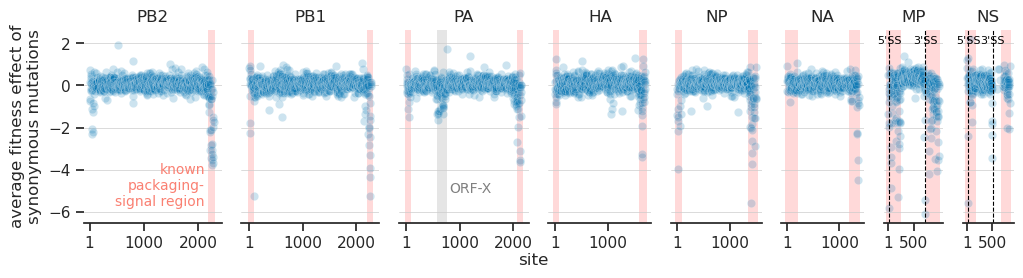
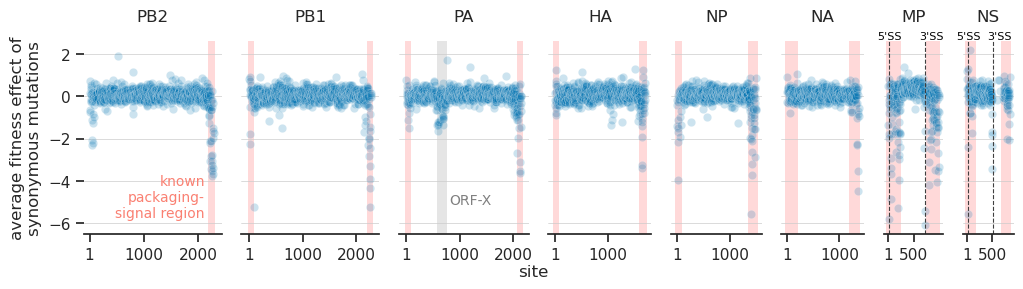
Unified diff of the notebook cell whose output changed from the first chart to the second:
--- before
+++ after
@@ -48,7 +48,11 @@
     feature_labels = {'5prime_splice_site': "5'SS", '3prime_splice_site': "3'SS"}
     for _, row in splice_sites[splice_sites['segment'] == segment].iterrows():
-        ax.axvline(row['position'], linestyle='--', color='black', linewidth=0.8, zorder=1)
+        ax.axvline(row['position'], linestyle='--', color='0.25', linewidth=0.8, zorder=1)
+        if row['feature'] == '5prime_splice_site':
+            x = row['position']
+        else:
+            x = row['position'] + 130  # shift 3'SS slightly to avoid overlap with 5'SS line
         ax.text(
-            row['position'], 0.97, feature_labels[row['feature']],
+            x, 1.05, feature_labels[row['feature']],
             transform=ax.get_xaxis_transform(),
             ha='center', va='top', fontsize=8, color='black', zorder=3,
@@ -61,5 +65,6 @@
 
     ax.grid(axis='y', which='both', lw=0.5)
-    ax.set(title=segment, xlabel='')
+    ax.set_title(segment, y=1.06)
+    ax.set(xlabel='')
     if i > 0:
         ax.tick_params(axis='y', which='both', left=False, labelleft=False)

Commit: Polish splice-site marker rendering